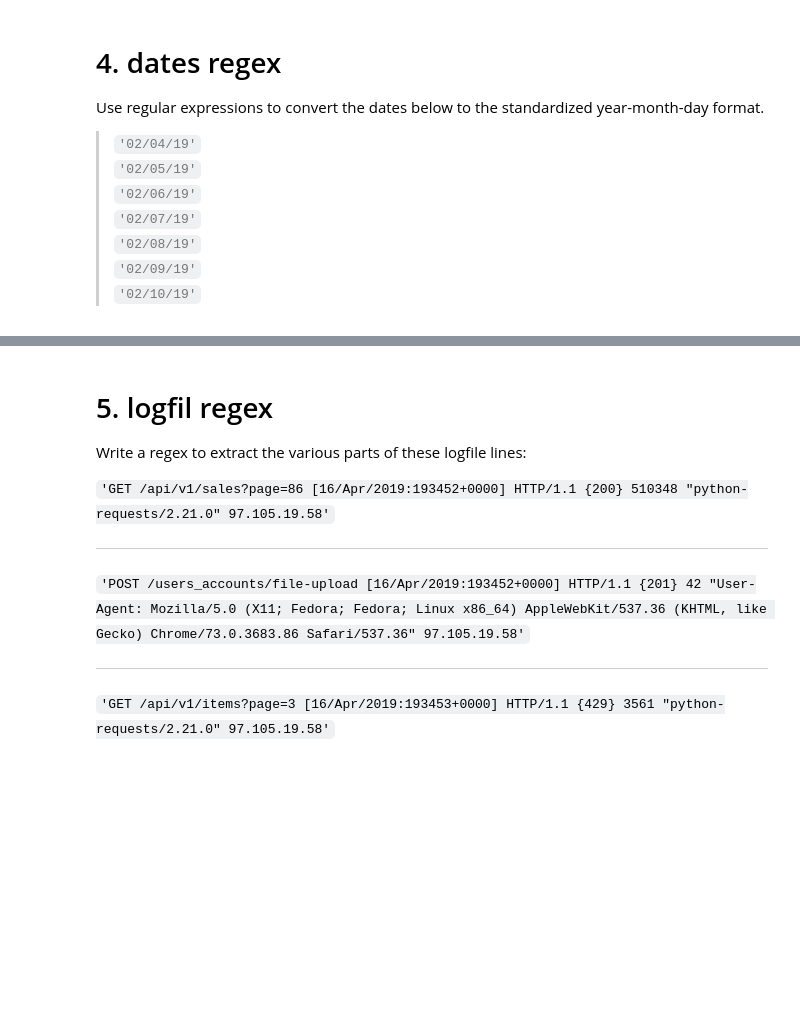
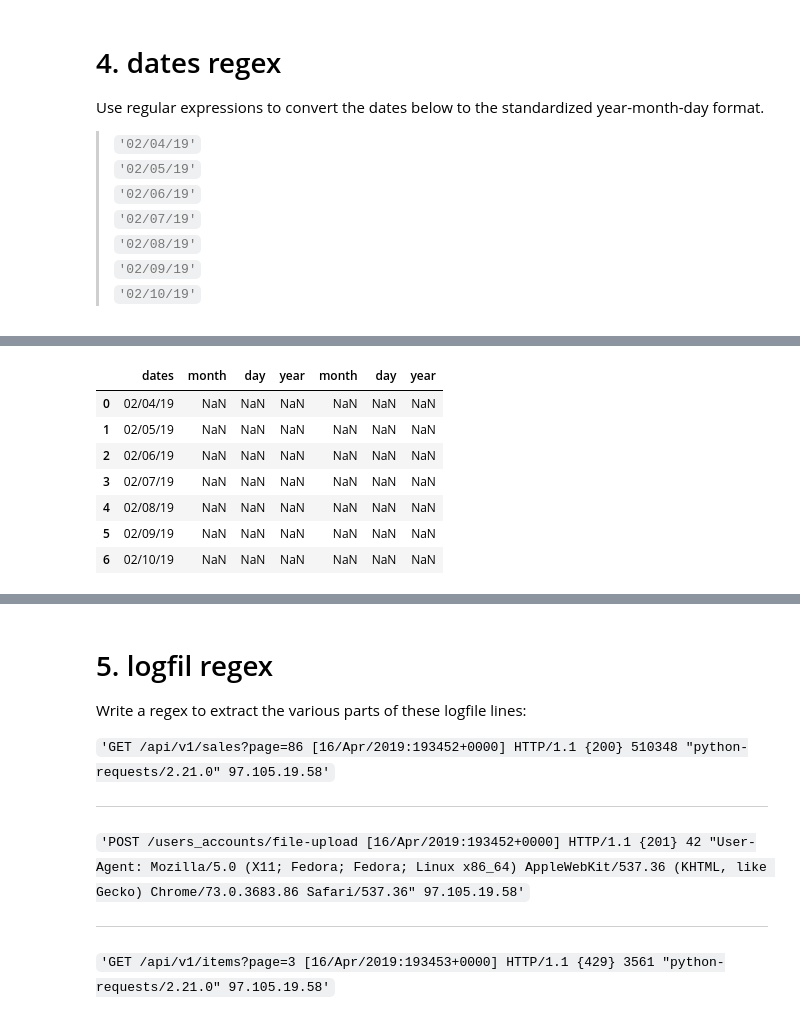
Before and after one commit to stephanie-jones78/nlp_exercises, a Jupyter notebook: 01b_regex-exercise.ipynb, the cells around one changed output, grey strips where cells are left out. Cells and saved outputs as stored; diff of their text form; code cells hidden in the pictures; blank space fills up the shorter version.

Commit message:
finishing regex exercises, working 5

```diff
--- a/01b_regex-exercise.ipynb
+++ b/01b_regex-exercise.ipynb
@@ -232,0 +284,3 @@ Write a regular expression to capture phone numbers. It should match all of the
+# %%
+# assigning regex function to variable
+r = re.search
@@ -243,0 +355,13 @@ Use regular expressions to convert the dates below to the standardized year-mont
+# %%
+# using the split pattern on the df and then adding the split columns to original df
+df_dates = pd.concat([df_dates, df_dates.dates.str.extract(split)], axis = 1)
+df_dates
+# %% [output]
+|  | dates | month | day | year | month | day | year |
+| 0 | 02/04/19 | NaN | NaN | NaN | NaN | NaN | NaN |
+| 1 | 02/05/19 | NaN | NaN | NaN | NaN | NaN | NaN |
+| 2 | 02/06/19 | NaN | NaN | NaN | NaN | NaN | NaN |
+| 3 | 02/07/19 | NaN | NaN | NaN | NaN | NaN | NaN |
+| 4 | 02/08/19 | NaN | NaN | NaN | NaN | NaN | NaN |
+| 5 | 02/09/19 | NaN | NaN | NaN | NaN | NaN | NaN |
+| 6 | 02/10/19 | NaN | NaN | NaN | NaN | NaN | NaN |
```
Also changed, not shown: parts of 21 cells of this notebook.
